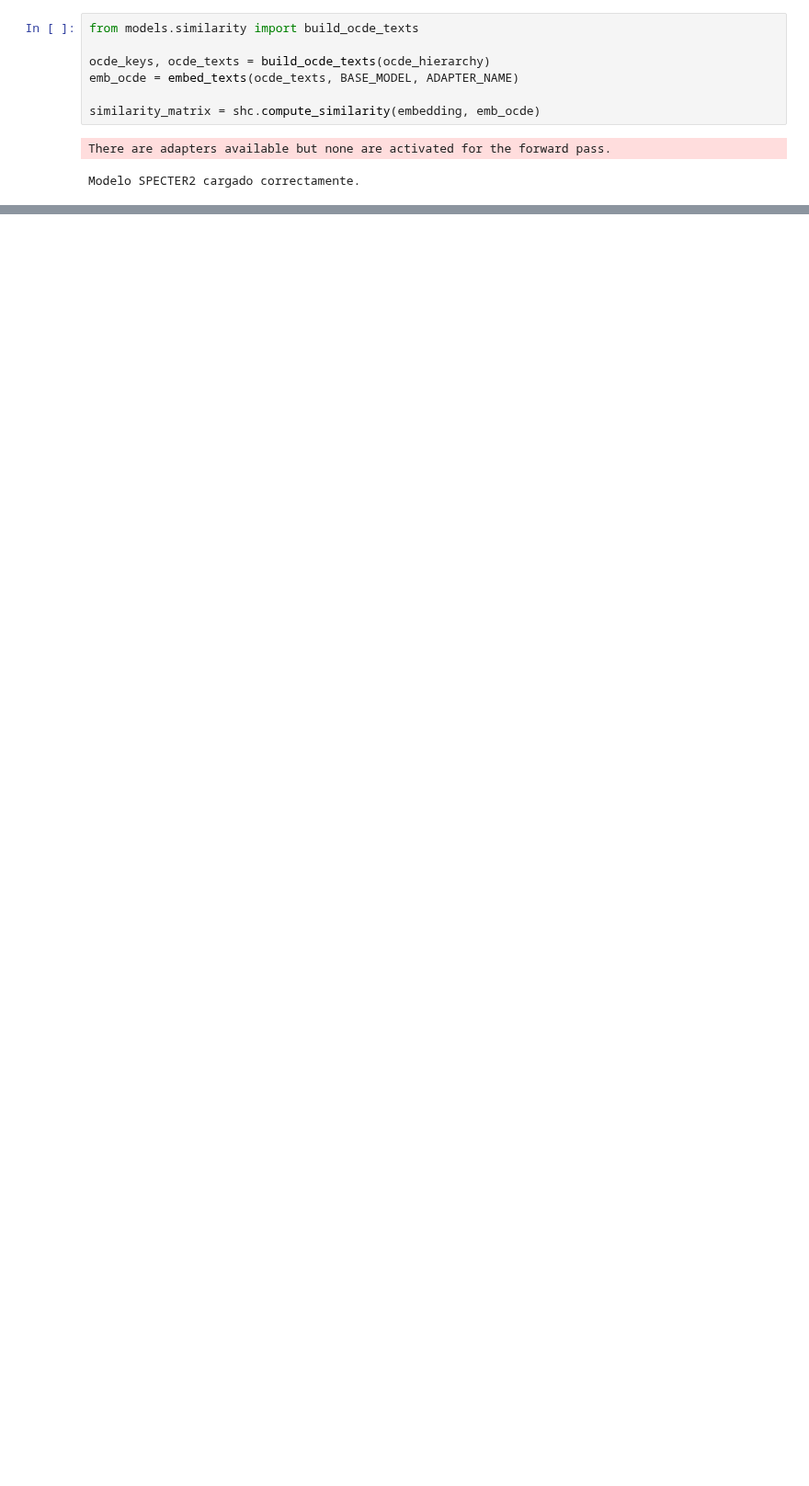
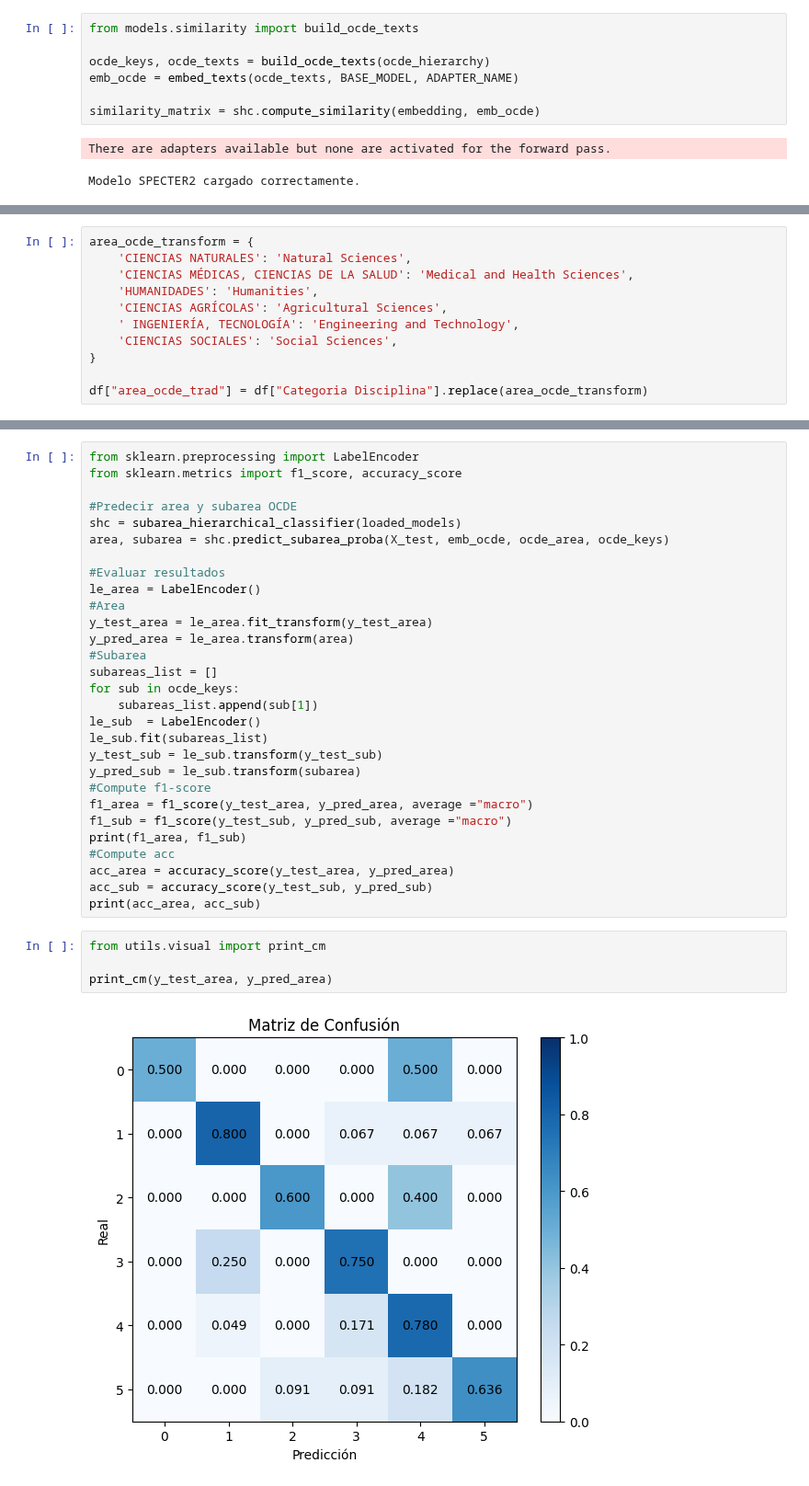
Before and after one commit to jitalo333/VRID_language_proyect, a Jupyter notebook: BERT/notebooks/OCDE_binary.ipynb, the cells around one changed output, grey strips where cells are left out. Shown at 92% size. Drawn from its saved outputs; the diff is of its cells as text; blank space fills up the shorter version.

```diff
--- a/BERT/notebooks/OCDE_binary.ipynb
+++ b/BERT/notebooks/OCDE_binary.ipynb
@@ -1620,0 +2087,11 @@ Name: Categoria Disciplina, dtype: object
+# %%
+area_ocde_transform = {
+    'CIENCIAS NATURALES': 'Natural Sciences',
+    'CIENCIAS MÉDICAS, CIENCIAS DE LA SALUD': 'Medical and Health Sciences',
+    'HUMANIDADES': 'Humanities',
+    'CIENCIAS AGRÍCOLAS': 'Agricultural Sciences',
+    ' INGENIERÍA, TECNOLOGÍA': 'Engineering and Technology',
+    'CIENCIAS SOCIALES': 'Social Sciences',
+}
+
+df["area_ocde_trad"] = df["Categoria Disciplina"].replace(area_ocde_transform)
@@ -1620,0 +2128,35 @@ Name: Categoria Disciplina, dtype: object
+# %%
+from sklearn.preprocessing import LabelEncoder
+from sklearn.metrics import f1_score, accuracy_score
+
+#Predecir area y subarea OCDE
+shc = subarea_hierarchical_classifier(loaded_models)
+area, subarea = shc.predict_subarea_proba(X_test, emb_ocde, ocde_area, ocde_keys)
+
+#Evaluar resultados
+le_area = LabelEncoder()
+#Area
+y_test_area = le_area.fit_transform(y_test_area)
+y_pred_area = le_area.transform(area)
+#Subarea
+subareas_list = []
+for sub in ocde_keys:
+    subareas_list.append(sub[1])
+le_sub  = LabelEncoder()
+le_sub.fit(subareas_list)
+y_test_sub = le_sub.transform(y_test_sub)
+y_pred_sub = le_sub.transform(subarea)
+#Compute f1-score
+f1_area = f1_score(y_test_area, y_pred_area, average ="macro")
+f1_sub = f1_score(y_test_sub, y_pred_sub, average ="macro")
+print(f1_area, f1_sub)
+#Compute acc
+acc_area = accuracy_score(y_test_area, y_pred_area)
+acc_sub = accuracy_score(y_test_sub, y_pred_sub)
+print(acc_area, acc_sub)
+# %%
+from utils.visual import print_cm
+
+print_cm(y_test_area, y_pred_area)
+# %% [output]
+[figure, added]
```
Also changed, not shown: parts of 29 cells of this notebook, 1 other file.
